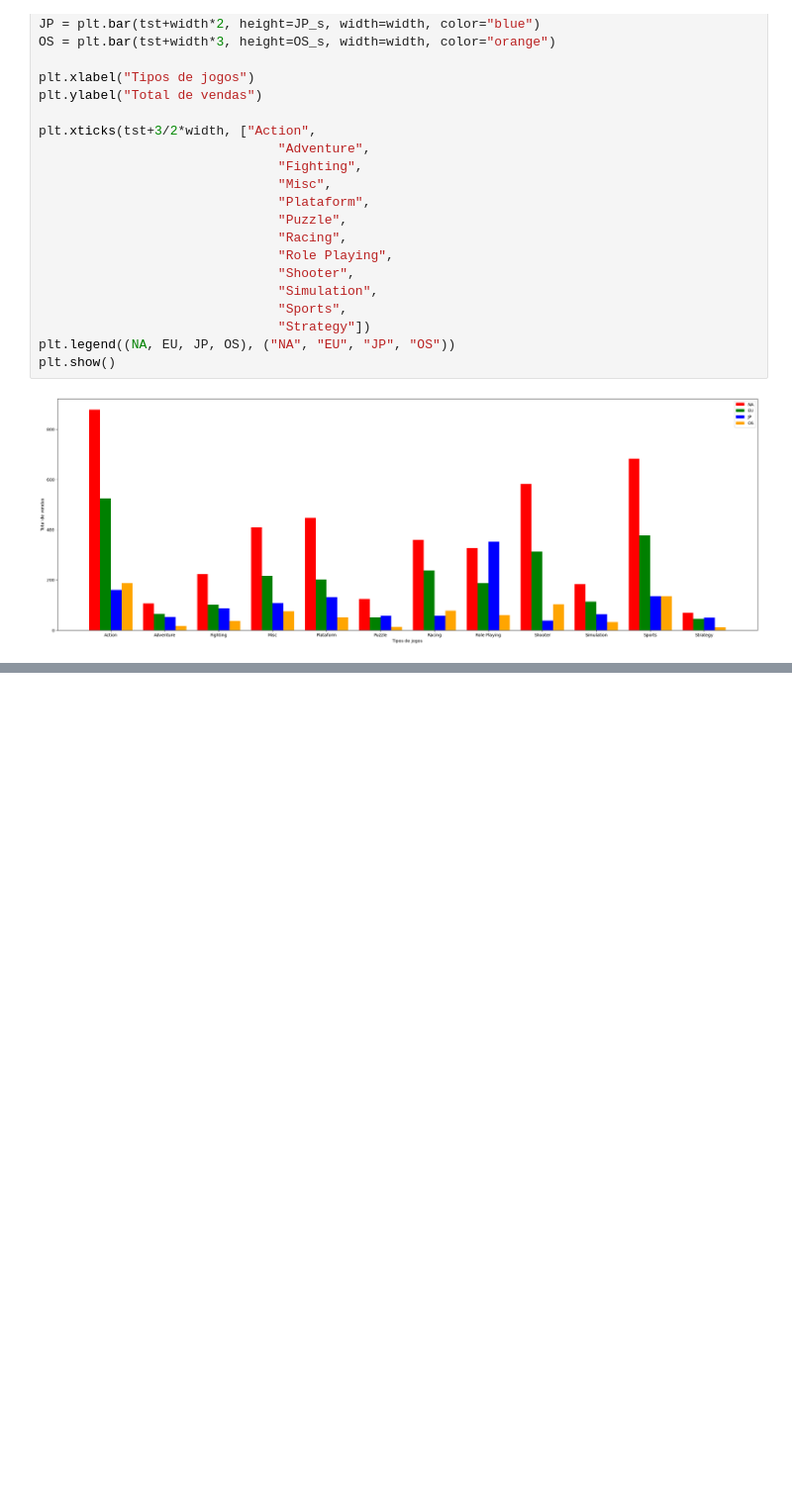
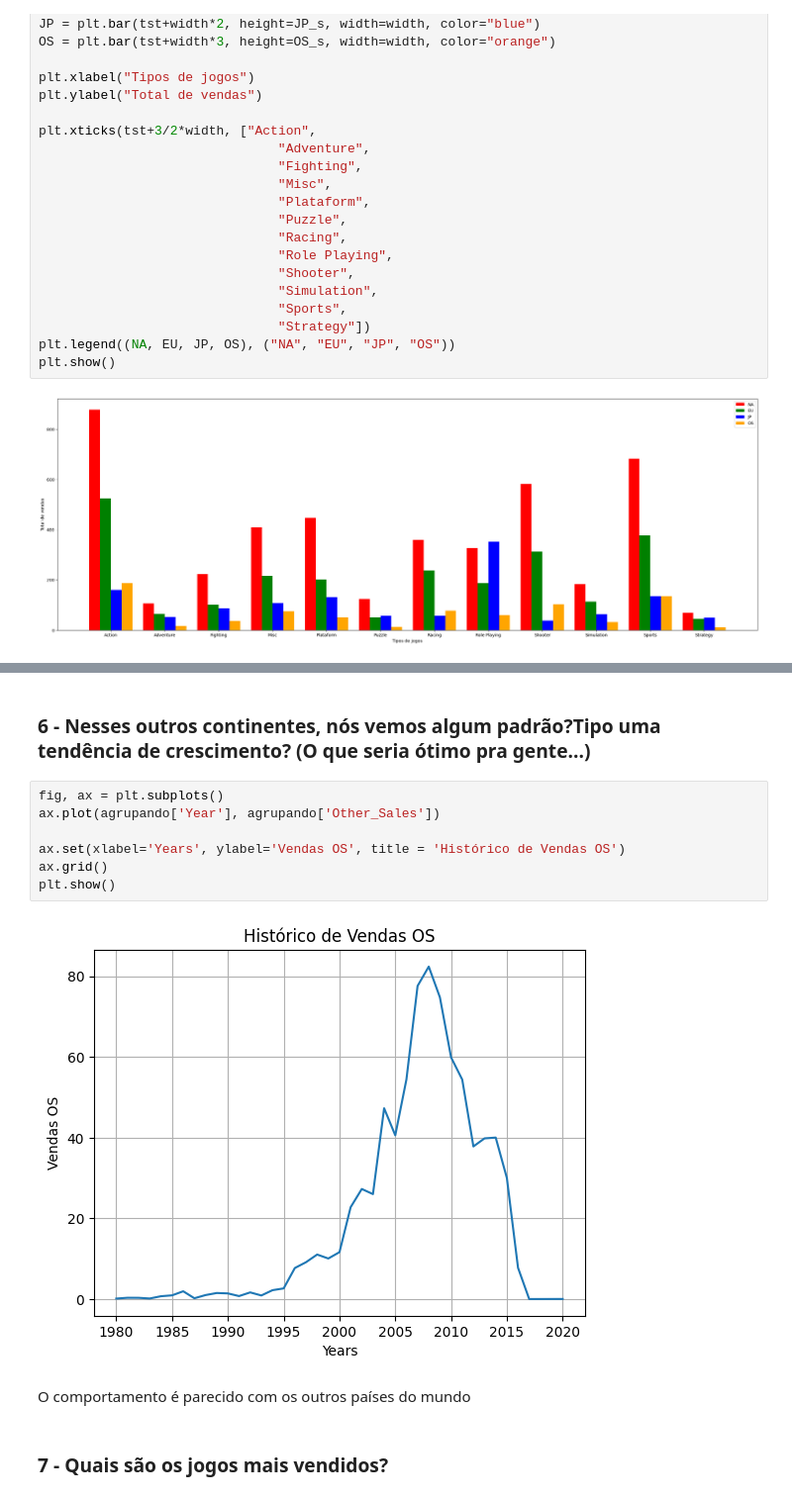
Before and after one commit to rafaelporfiriobarros/video-game-sales, a Jupyter notebook: video-game-sales.ipynb, the cells around one changed output, grey strips where cells are left out. Shown at 99% size. Saved outputs shown, nothing was run; the diff lists cells and outputs as text; blank space fills up the shorter version.

```diff
--- a/video-game-sales.ipynb
+++ b/video-game-sales.ipynb
@@ -204,0 +261,15 @@ Name: NA_Sales, dtype: float64
+# %% [markdown]
+### 6 - Nesses outros continentes, nós vemos algum padrão?Tipo uma tendência de crescimento? (O que seria ótimo pra gente...)
+# %%
+fig, ax = plt.subplots()
+ax.plot(agrupando['Year'], agrupando['Other_Sales'])
+
+ax.set(xlabel='Years', ylabel='Vendas OS', title = 'Histórico de Vendas OS')
+ax.grid()
+plt.show()
+# %% [output]
+[figure, added]
+# %% [markdown]
+O comportamento é parecido com os outros países do mundo
+# %% [markdown]
+### 7 - Quais são os jogos mais vendidos?
```
Also changed, not shown: parts of 44 cells of this notebook.
